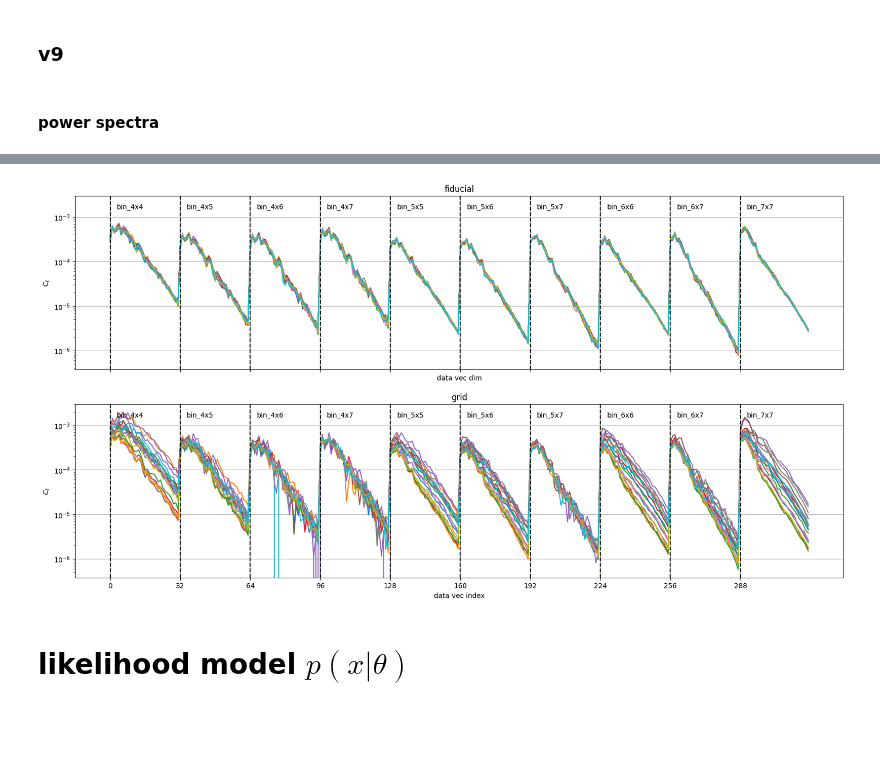
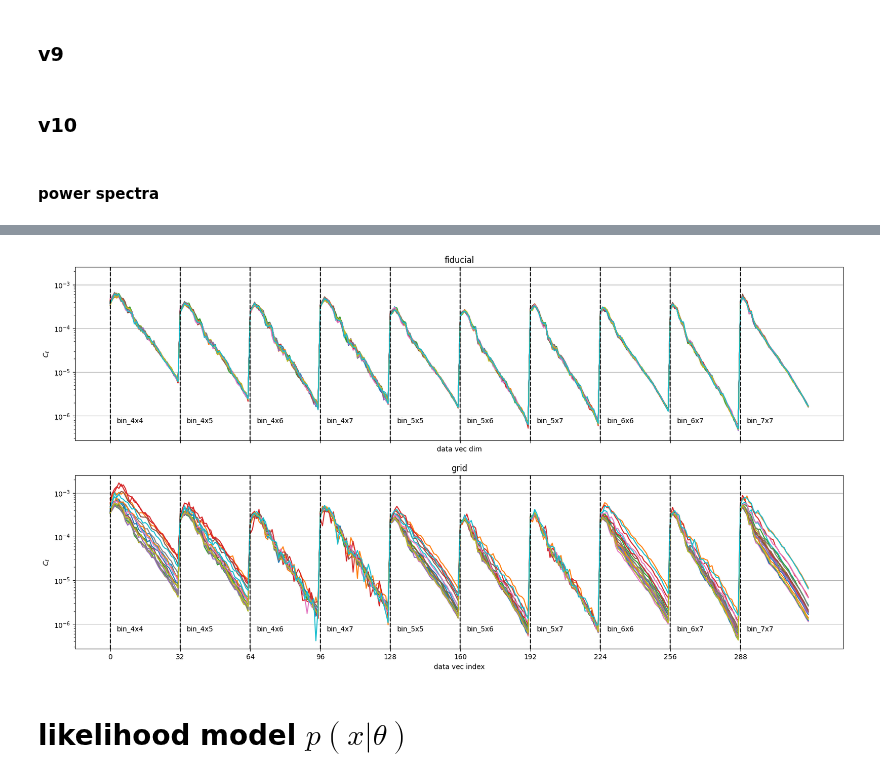
Before and after one commit to des-science/multiprobe-simulation-inference, a Jupyter notebook: notebooks/flow_conductor_human.ipynb, the cells around one changed output, grey strips where cells are left out. Drawn from its saved outputs; the diff is of its cells as text; code cells hidden in the pictures; blank space fills up the shorter version.

```diff
--- a/notebooks/flow_conductor_human.ipynb
+++ b/notebooks/flow_conductor_human.ipynb
@@ -177,0 +187,2 @@ out_dir = "/pscratch/sd/a/athomsen/run_files/v9"
+# %% [markdown]
+### v10
@@ -178,40 +195,52 @@ out_dir = "/pscratch/sd/a/athomsen/run_files/v9"
 # %%
-apply_log = False
+apply_log = True
+# apply_log = False
 
 standardize = False
 # standardize = True
 
-pca_components = 32
-# pca_components = 16
+# pca_components = 64
+# pca_components = 32
+pca_components = 16
 
-# power spectrum scale cuts (in ell)
-n_bins = 33
-l_mins = 8 * [30]
-# l_mins = 8 * [0]
+# # power spectrum scale cuts (in ell)
+# n_bins = 33
+# l_mins = 8 * [30]
+# # l_mins = 8 * [0]
 
 def angle_to_ell(angles):
     return list(scales.angle_to_ell(np.array(angles), arcmin=True))
 
-# 6 Mpc/h
-mpc_fwhm = "6+16"
-l_maxs = angle_to_ell([22.1, 15.1, 11.2, 9.4] + [65.1, 44.5, 34.1, 28.5])
+# # 6 Mpc/h
+# mpc_fwhm = "6+16"
+# l_maxs = angle_to_ell([22.1, 15.1, 11.2, 9.4] + [65.1, 44.5, 34.1, 28.5])
 
-label = f"lensing={with_lensing},clustering={with_clustering},cross_z={with_cross_z},cross_probe={with_cross_probe},pca={pca_components},fwhm={mpc_fwhm},standard={standardize}"
+# label = f"lensing={with_lensing},clustering={with_clustering},cross_z={with_cross_z},cross_probe={with_cross_probe},pca={pca_components},fwhm={mpc_fwhm},standard={standardize}"
+
+# l_maxs = [786, 1150, 1535, 1535, 267, 390, 509, 610]
+
+
+l_mins = 8 * [30]
+l_maxs = [786, 1150, 1535, 1535, 267, 390, 509, 610]
+
+label = f"lensing={with_lensing},clustering={with_clustering},cross_z={with_cross_z},cross_probe={with_cross_probe},pca={pca_components},standard={standardize}"
 # %% [markdown]
 #### power spectra
 # %%
 summary = "cls"
 # summary = "peaks"
 
-fidu_summs, grid_summs, grid_cosmos, grid_i_sobols, file_dict, scaler, pca = preprocessing.get_reshaped_human_summaries(
+fidu_summs, grid_summs, _, grid_cosmos, grid_i_sobols, file_dict, scaler, pca = preprocessing.get_reshaped_human_summaries(
     base_dir,
     summary,
     # file
     file_label=None,
     # configuration
-    conf=conf,
+    msfm_conf=conf,
+    dlss_conf=dlss_conf,
     params=params,
     concat_example_dim=True,
+    from_raw_cls=True,
     # selection
     with_lensing=with_lensing,
     with_clustering=with_clustering,
@@ -220,8 +249,10 @@ fidu_summs, grid_summs, grid_cosmos, grid_i_sobols, file_dict, scaler, pca = pre
     # power spectra: scales
     l_mins=l_mins,
     l_maxs=l_maxs,
-    n_bins=n_bins,
+    # n_bins=n_bins,
     # only_keep_bins=keep_bins,
+    fixed_binning=False,
+    # fixed_binning=True,
     # peaks: scales
     scale_indices=None,
     # additional preprocessing
@@ -253,4 +284,4 @@ os.makedirs(out_dir, exist_ok=True)
-[figure, old version]
+[figure, new version]
 # %% [markdown]
 # likelihood model $p(x|\theta)$
 # %% [markdown]
```
Also changed, not shown: parts of 19 cells of this notebook, 4 other files.
